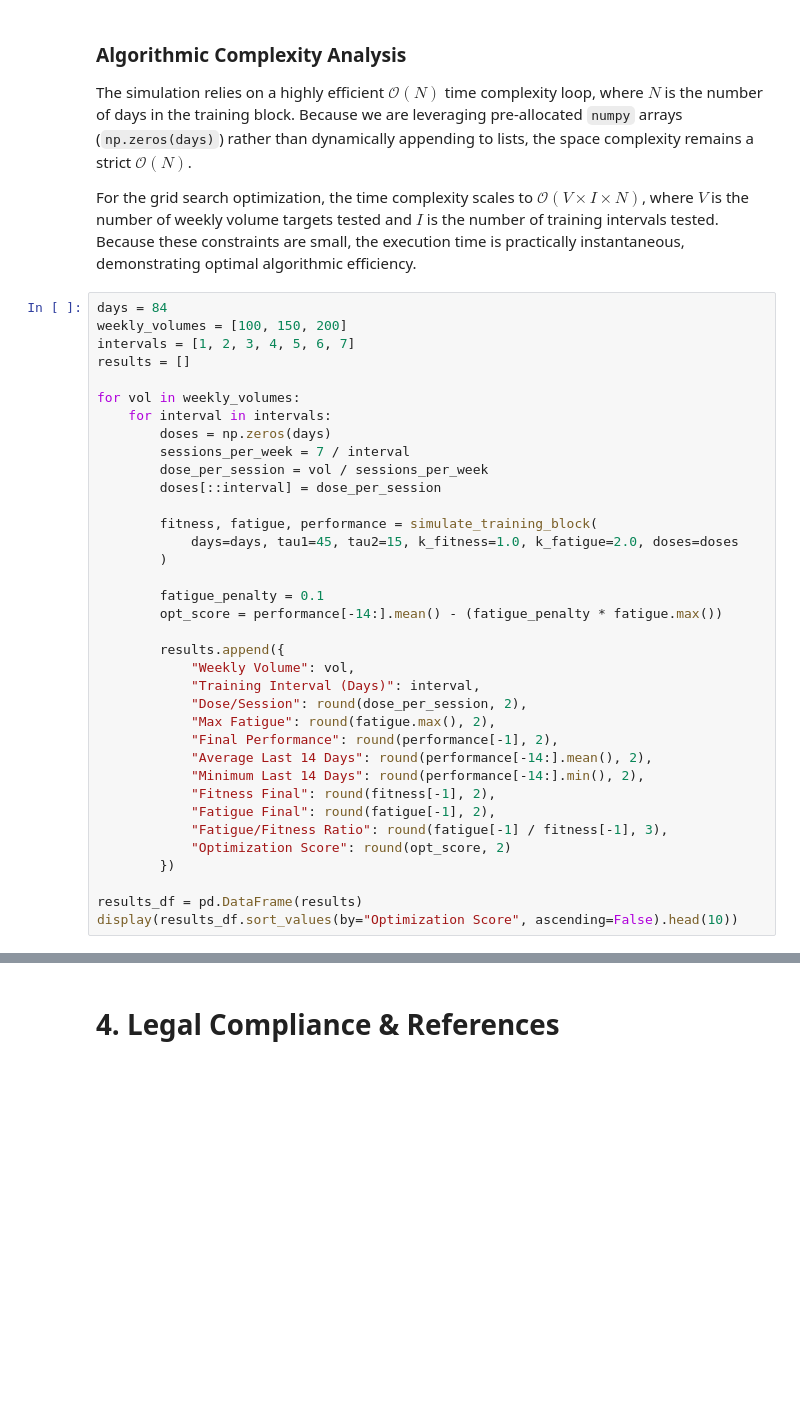
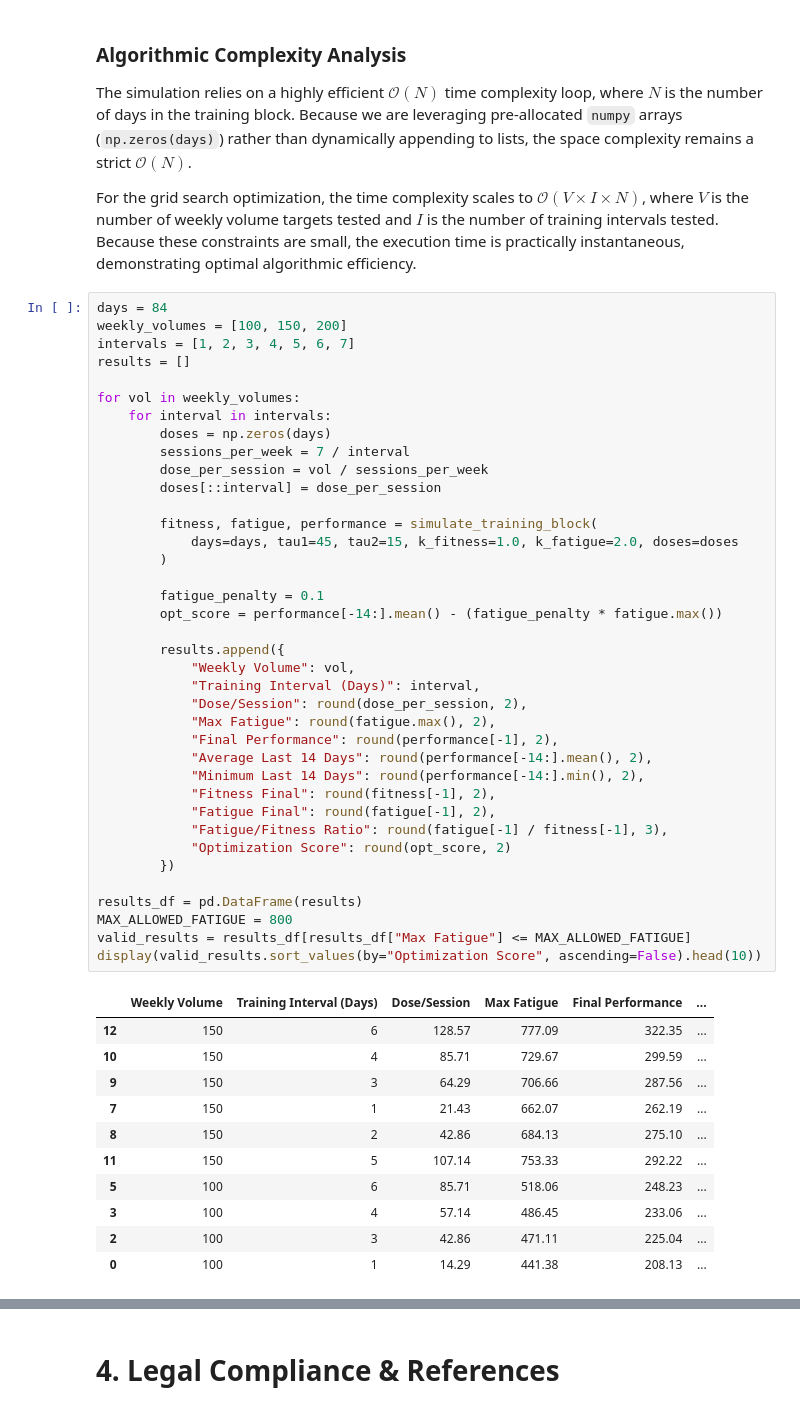
Before and after one commit to AlexGekov/hypertrophy-and-fatigue, a Jupyter notebook: hypertrophy_model.ipynb, the cells around one changed output, grey strips where cells are left out. Saved outputs shown, nothing was run; the diff lists cells and outputs as text; blank space fills up the shorter version.

```diff
--- a/hypertrophy_model.ipynb
+++ b/hypertrophy_model.ipynb
@@ -106,31 +112,45 @@ results = []
 
 for vol in weekly_volumes:
     for interval in intervals:
         doses = np.zeros(days)
         sessions_per_week = 7 / interval
         dose_per_session = vol / sessions_per_week
         doses[::interval] = dose_per_session
 
         fitness, fatigue, performance = simulate_training_block(
             days=days, tau1=45, tau2=15, k_fitness=1.0, k_fatigue=2.0, doses=doses
         )
 
         fatigue_penalty = 0.1
         opt_score = performance[-14:].mean() - (fatigue_penalty * fatigue.max())
 
         results.append({
             "Weekly Volume": vol,
             "Training Interval (Days)": interval,
             "Dose/Session": round(dose_per_session, 2),
             "Max Fatigue": round(fatigue.max(), 2),
             "Final Performance": round(performance[-1], 2),
             "Average Last 14 Days": round(performance[-14:].mean(), 2),
             "Minimum Last 14 Days": round(performance[-14:].min(), 2),
             "Fitness Final": round(fitness[-1], 2),
             "Fatigue Final": round(fatigue[-1], 2),
             "Fatigue/Fitness Ratio": round(fatigue[-1] / fitness[-1], 3),
             "Optimization Score": round(opt_score, 2)
         })
 
 results_df = pd.DataFrame(results)
-display(results_df.sort_values(by="Optimization Score", ascending=False).head(10))
+MAX_ALLOWED_FATIGUE = 800
+valid_results = results_df[results_df["Max Fatigue"] <= MAX_ALLOWED_FATIGUE]
+display(valid_results.sort_values(by="Optimization Score", ascending=False).head(10))
+# %% [output]
+|  | Weekly Volume | Training Interval (Days) | Dose/Session | Max Fatigue | Final Performance | ... |
+| 12 | 150 | 6 | 128.57 | 777.09 | 322.35 | ... |
+| 10 | 150 | 4 | 85.71 | 729.67 | 299.59 | ... |
+| 9 | 150 | 3 | 64.29 | 706.66 | 287.56 | ... |
+| 7 | 150 | 1 | 21.43 | 662.07 | 262.19 | ... |
+| 8 | 150 | 2 | 42.86 | 684.13 | 275.10 | ... |
+| 11 | 150 | 5 | 107.14 | 753.33 | 292.22 | ... |
+| 5 | 100 | 6 | 85.71 | 518.06 | 248.23 | ... |
+| 3 | 100 | 4 | 57.14 | 486.45 | 233.06 | ... |
+| 2 | 100 | 3 | 42.86 | 471.11 | 225.04 | ... |
+| 0 | 100 | 1 | 14.29 | 441.38 | 208.13 | ... |
```
Also changed, not shown: parts of 9 cells of this notebook, 1 other file.
